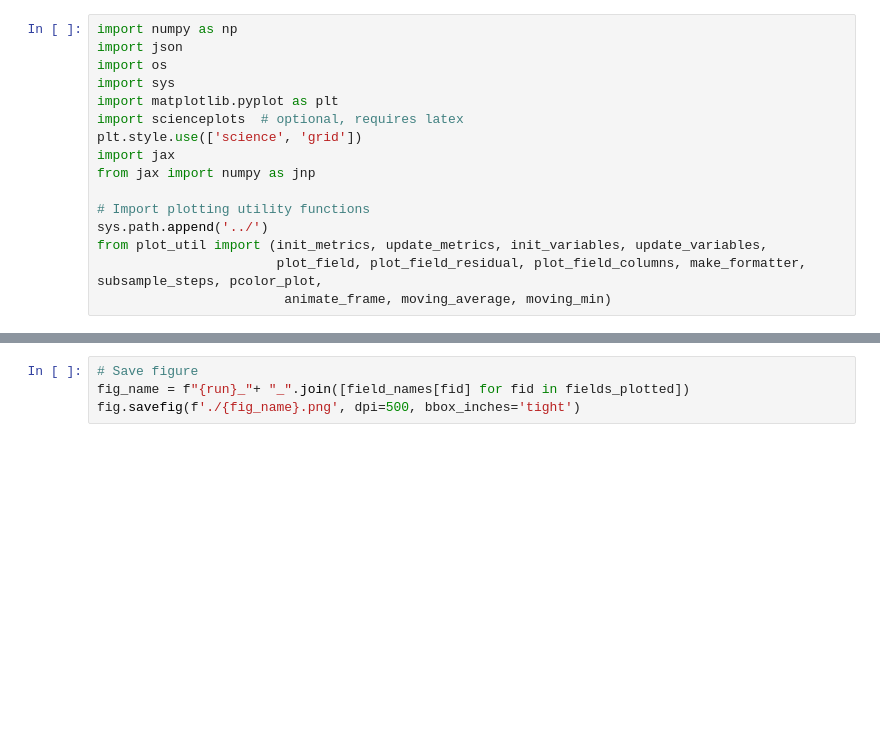
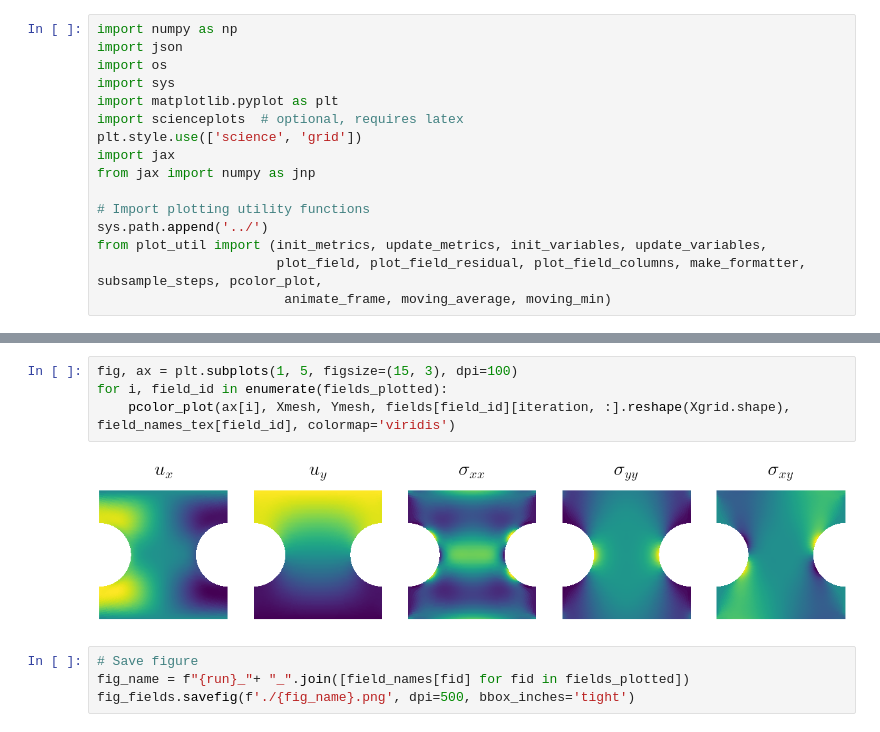
Before and after one commit to bonneted/PINN-MT2.0, a Jupyter notebook: 4_deep_notched/0_forward/plot_forward.ipynb, the cells around one changed output, grey strips where cells are left out. Saved outputs shown, nothing was run; the diff lists cells and outputs as text; blank space fills up the shorter version.

```diff
--- a/4_deep_notched/0_forward/plot_forward.ipynb
+++ b/4_deep_notched/0_forward/plot_forward.ipynb
@@ -345,4 +407,10 @@ Fig width: 18.0, set it to 6.00 < 6.34 (A4 with margins) in latex to have a prin
+# %%
+fig, ax = plt.subplots(1, 5, figsize=(15, 3), dpi=100)
+for i, field_id in enumerate(fields_plotted):
+    pcolor_plot(ax[i], Xmesh, Ymesh, fields[field_id][iteration, :].reshape(Xgrid.shape), field_names_tex[field_id], colormap='viridis')
+# %% [output]
+[figure, added]
 # %%
 # Save figure
 fig_name = f"{run}_"+ "_".join([field_names[fid] for fid in fields_plotted])
-fig.savefig(f'./{fig_name}.png', dpi=500, bbox_inches='tight')
+fig_fields.savefig(f'./{fig_name}.png', dpi=500, bbox_inches='tight')
```
Also changed, not shown: parts of 11 cells of this notebook, 18 other files.
